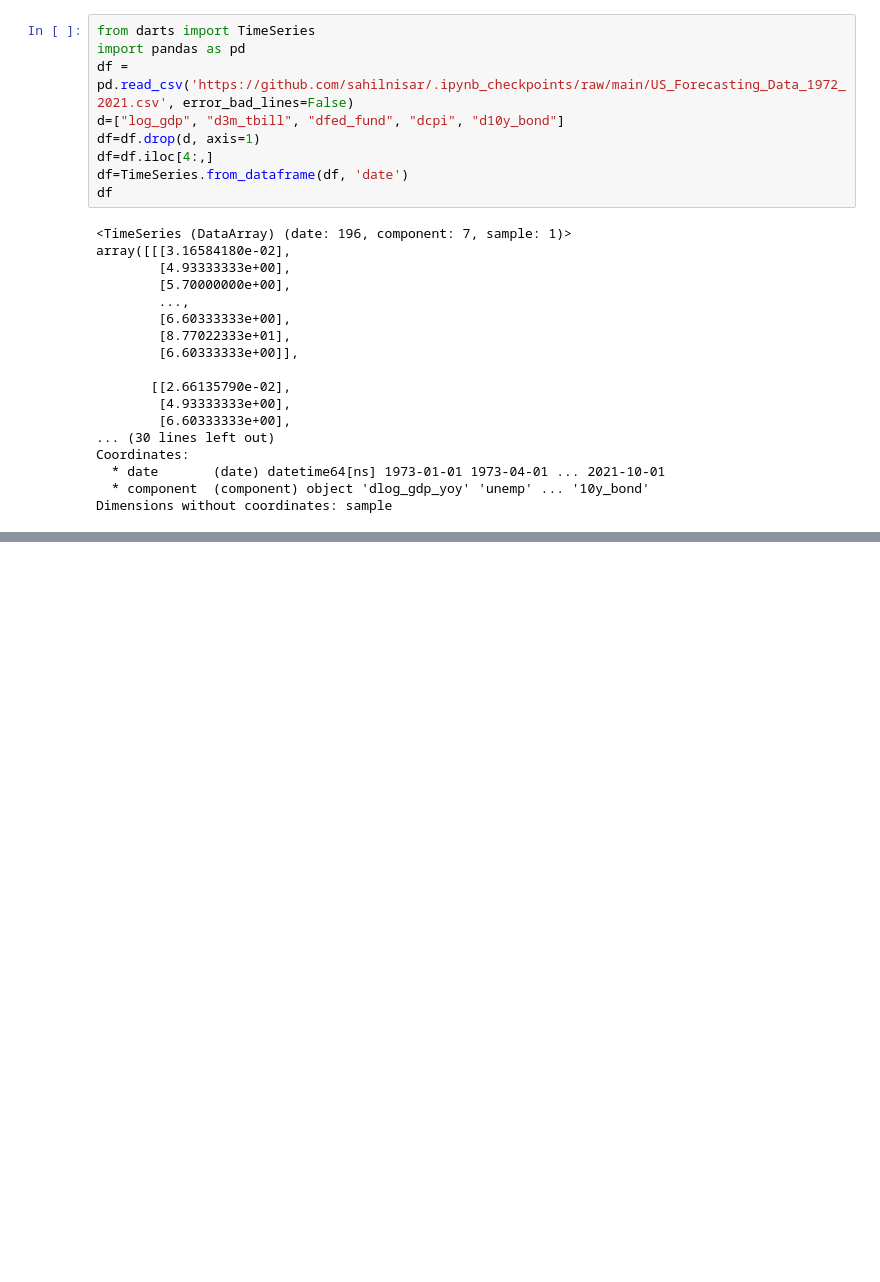
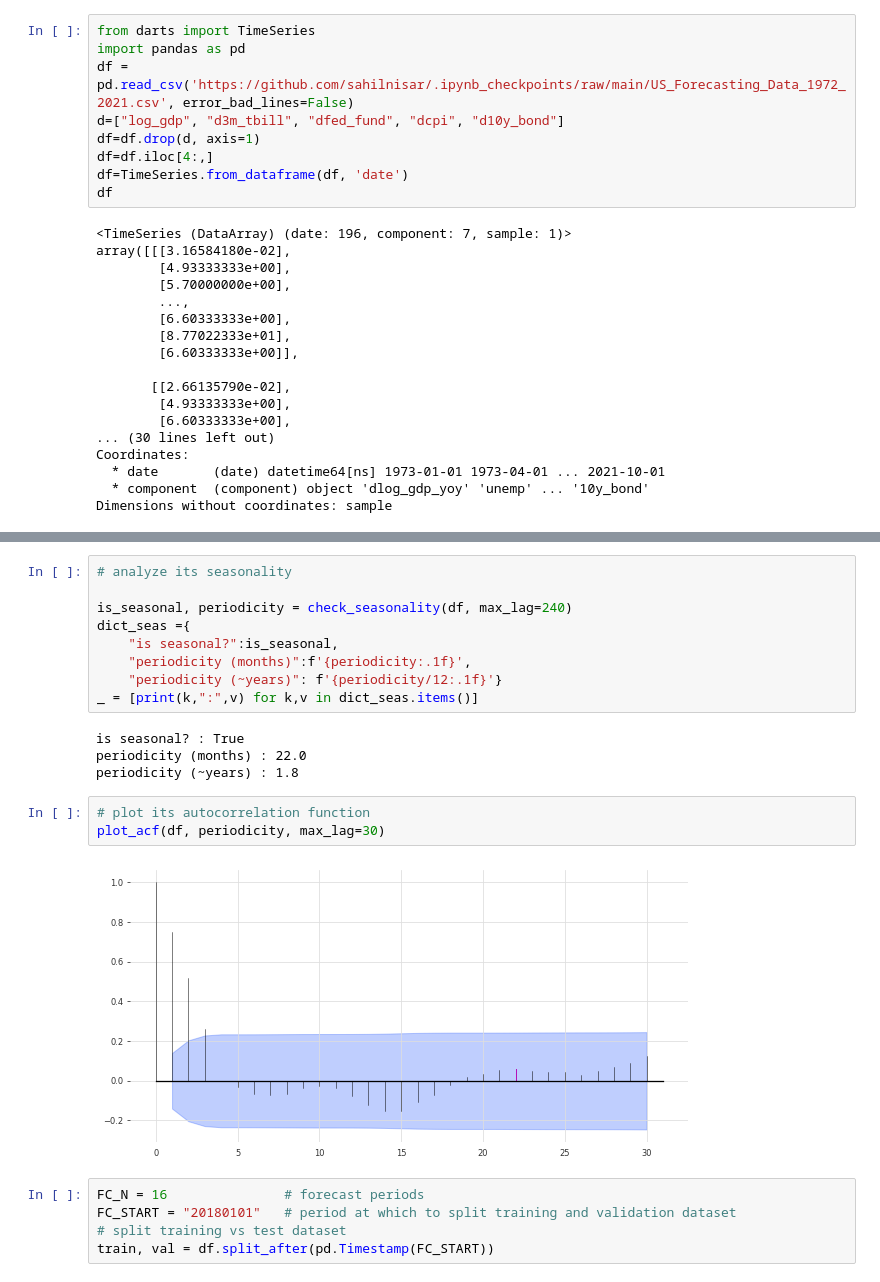
Before and after one commit to sahilnisar/.ipynb_checkpoints, a Jupyter notebook: rnn_gdp_forecasting.ipynb, the cells around one changed output, grey strips where cells are left out. Saved outputs shown, nothing was run; the diff lists cells and outputs as text; blank space fills up the shorter version.

```diff
--- a/rnn_gdp_forecasting.ipynb
+++ b/rnn_gdp_forecasting.ipynb
@@ -433,0 +482,23 @@ cov_train, cov_val = covariates.split_after(pd.Timestamp(FC_START))
+# %%
+# analyze its seasonality
+
+is_seasonal, periodicity = check_seasonality(df, max_lag=240)
+dict_seas ={
+    "is seasonal?":is_seasonal,
+    "periodicity (months)":f'{periodicity:.1f}',
+    "periodicity (~years)": f'{periodicity/12:.1f}'}
+_ = [print(k,":",v) for k,v in dict_seas.items()]
+# %% [output]
+is seasonal? : True
+periodicity (months) : 22.0
+periodicity (~years) : 1.8
+# %%
+# plot its autocorrelation function
+plot_acf(df, periodicity, max_lag=30)
+# %% [output]
+[figure, added]
+# %%
+FC_N = 16               # forecast periods
+FC_START = "20180101"   # period at which to split training and validation dataset
+# split training vs test dataset
+train, val = df.split_after(pd.Timestamp(FC_START))
```
Also changed, not shown: parts of 40 cells of this notebook.
